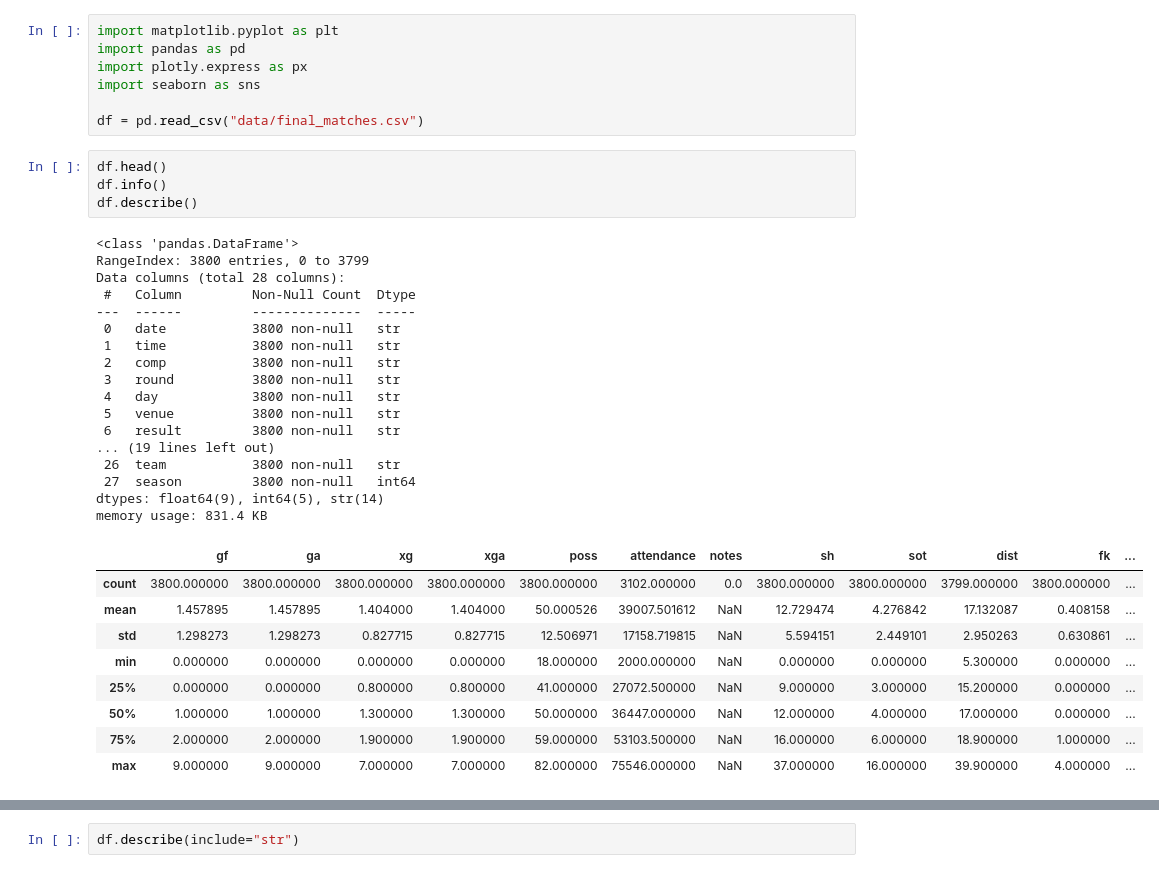
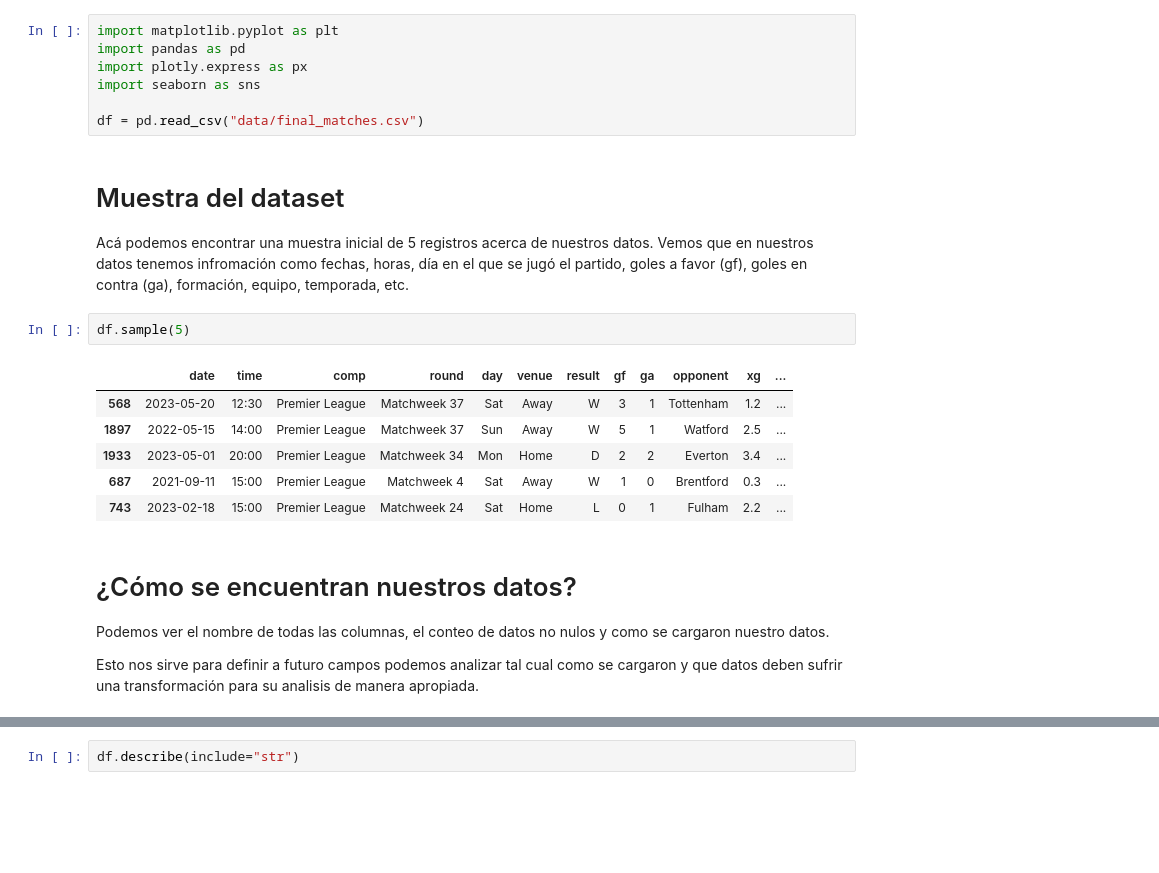
Before and after one commit to jp0617/analisis, a Jupyter notebook: ConsolidadoPremier.ipynb, the cells around one changed output, grey strips where cells are left out. Saved outputs shown, nothing was run; the diff lists cells and outputs as text; blank space fills up the shorter version.

```diff
--- a/ConsolidadoPremier.ipynb
+++ b/ConsolidadoPremier.ipynb
@@ -29,34 +28,22 @@ import plotly.express as px
 import seaborn as sns
 
 df = pd.read_csv("data/final_matches.csv")
+# %% [markdown]
+# Muestra del dataset
+Acá podemos encontrar una muestra inicial de 5 registros acerca de nuestros datos.
+Vemos que en nuestros datos tenemos infromación como fechas, horas, día en el que se jugó el partido, goles a favor (gf), goles en contra (ga), formación, equipo, temporada, etc.
 # %%
-df.head()
-df.info()
-df.describe()
+df.sample(5)
 # %% [output]
-<class 'pandas.DataFrame'>
-RangeIndex: 3800 entries, 0 to 3799
-Data columns (total 28 columns):
- #   Column         Non-Null Count  Dtype
----  ------         --------------  -----
- 0   date           3800 non-null   str
- 1   time           3800 non-null   str
- 2   comp           3800 non-null   str
- 3   round          3800 non-null   str
- 4   day            3800 non-null   str
- 5   venue          3800 non-null   str
- 6   result         3800 non-null   str
-... (19 lines left out)
- 26  team           3800 non-null   str
- 27  season         3800 non-null   int64
-dtypes: float64(9), int64(5), str(14)
-memory usage: 831.4 KB
-|  | gf | ga | xg | xga | poss | attendance | notes | sh | sot | dist | fk | ... |
-| count | 3800.000000 | 3800.000000 | 3800.000000 | 3800.000000 | 3800.000000 | 3102.000000 | 0.0 | 3800.000000 | 3800.000000 | 3799.000000 | 3800.000000 | ... |
-| mean | 1.457895 | 1.457895 | 1.404000 | 1.404000 | 50.000526 | 39007.501612 | NaN | 12.729474 | 4.276842 | 17.132087 | 0.408158 | ... |
-| std | 1.298273 | 1.298273 | 0.827715 | 0.827715 | 12.506971 | 17158.719815 | NaN | 5.594151 | 2.449101 | 2.950263 | 0.630861 | ... |
-| min | 0.000000 | 0.000000 | 0.000000 | 0.000000 | 18.000000 | 2000.000000 | NaN | 0.000000 | 0.000000 | 5.300000 | 0.000000 | ... |
-| 25% | 0.000000 | 0.000000 | 0.800000 | 0.800000 | 41.000000 | 27072.500000 | NaN | 9.000000 | 3.000000 | 15.200000 | 0.000000 | ... |
-| 50% | 1.000000 | 1.000000 | 1.300000 | 1.300000 | 50.000000 | 36447.000000 | NaN | 12.000000 | 4.000000 | 17.000000 | 0.000000 | ... |
-| 75% | 2.000000 | 2.000000 | 1.900000 | 1.900000 | 59.000000 | 53103.500000 | NaN | 16.000000 | 6.000000 | 18.900000 | 1.000000 | ... |
-| max | 9.000000 | 9.000000 | 7.000000 | 7.000000 | 82.000000 | 75546.000000 | NaN | 37.000000 | 16.000000 | 39.900000 | 4.000000 | ... |
+|  | date | time | comp | round | day | venue | result | gf | ga | opponent | xg | ... |
+| 568 | 2023-05-20 | 12:30 | Premier League | Matchweek 37 | Sat | Away | W | 3 | 1 | Tottenham | 1.2 | ... |
+| 1897 | 2022-05-15 | 14:00 | Premier League | Matchweek 37 | Sun | Away | W | 5 | 1 | Watford | 2.5 | ... |
+| 1933 | 2023-05-01 | 20:00 | Premier League | Matchweek 34 | Mon | Home | D | 2 | 2 | Everton | 3.4 | ... |
+| 687 | 2021-09-11 | 15:00 | Premier League | Matchweek 4 | Sat | Away | W | 1 | 0 | Brentford | 0.3 | ... |
+| 743 | 2023-02-18 | 15:00 | Premier League | Matchweek 24 | Sat | Home | L | 0 | 1 | Fulham | 2.2 | ... |
+# %% [markdown]
+# ¿Cómo se encuentran nuestros datos?
+
+Podemos ver el nombre de todas las columnas, el conteo de datos no nulos y como se cargaron nuestro datos.
+
+Esto nos sirve para definir a futuro campos podemos analizar tal cual como se cargaron y que datos deben sufrir una transformación para su analisis de manera apropiada.
```
Also changed, not shown: parts of 6 cells of this notebook.
